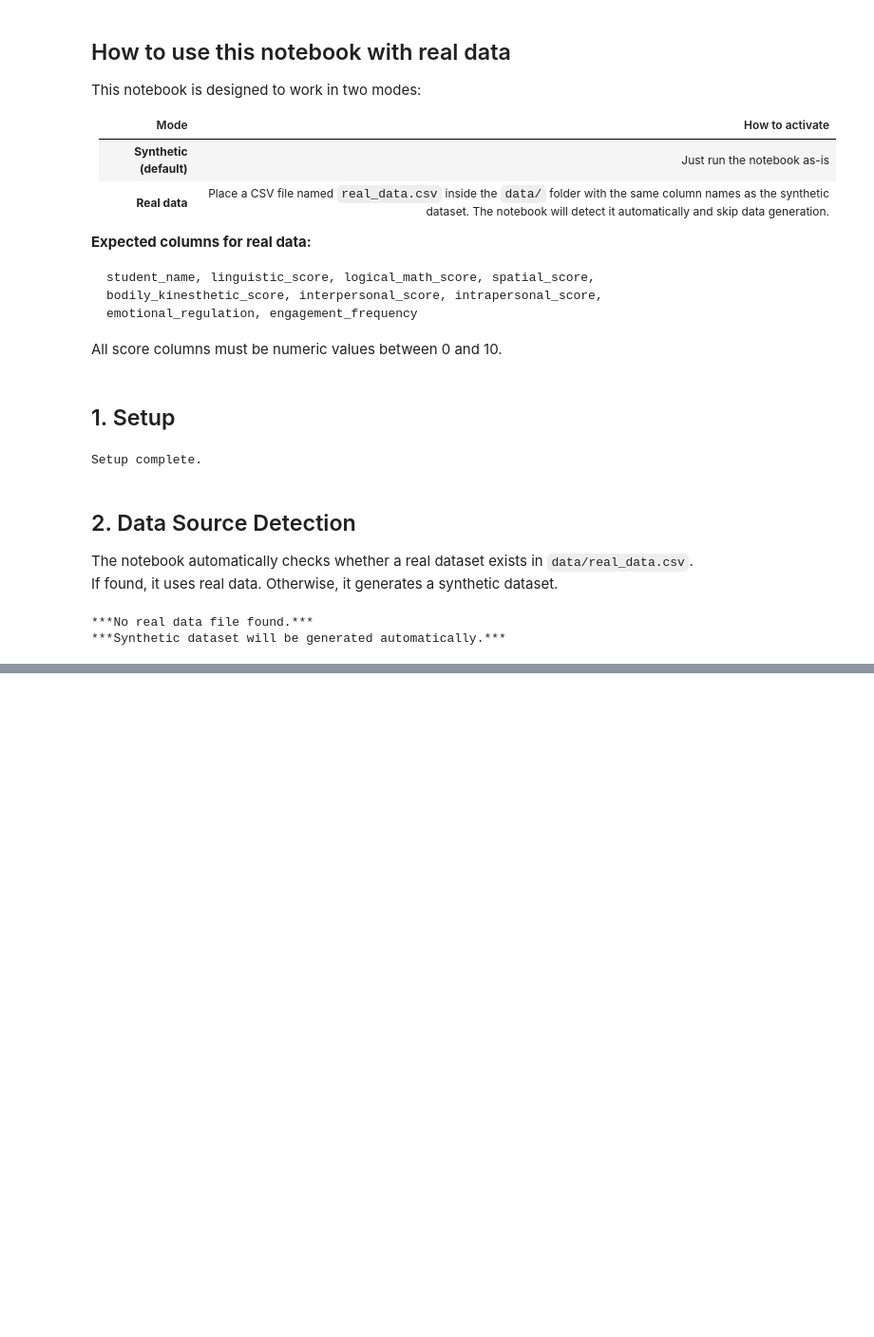
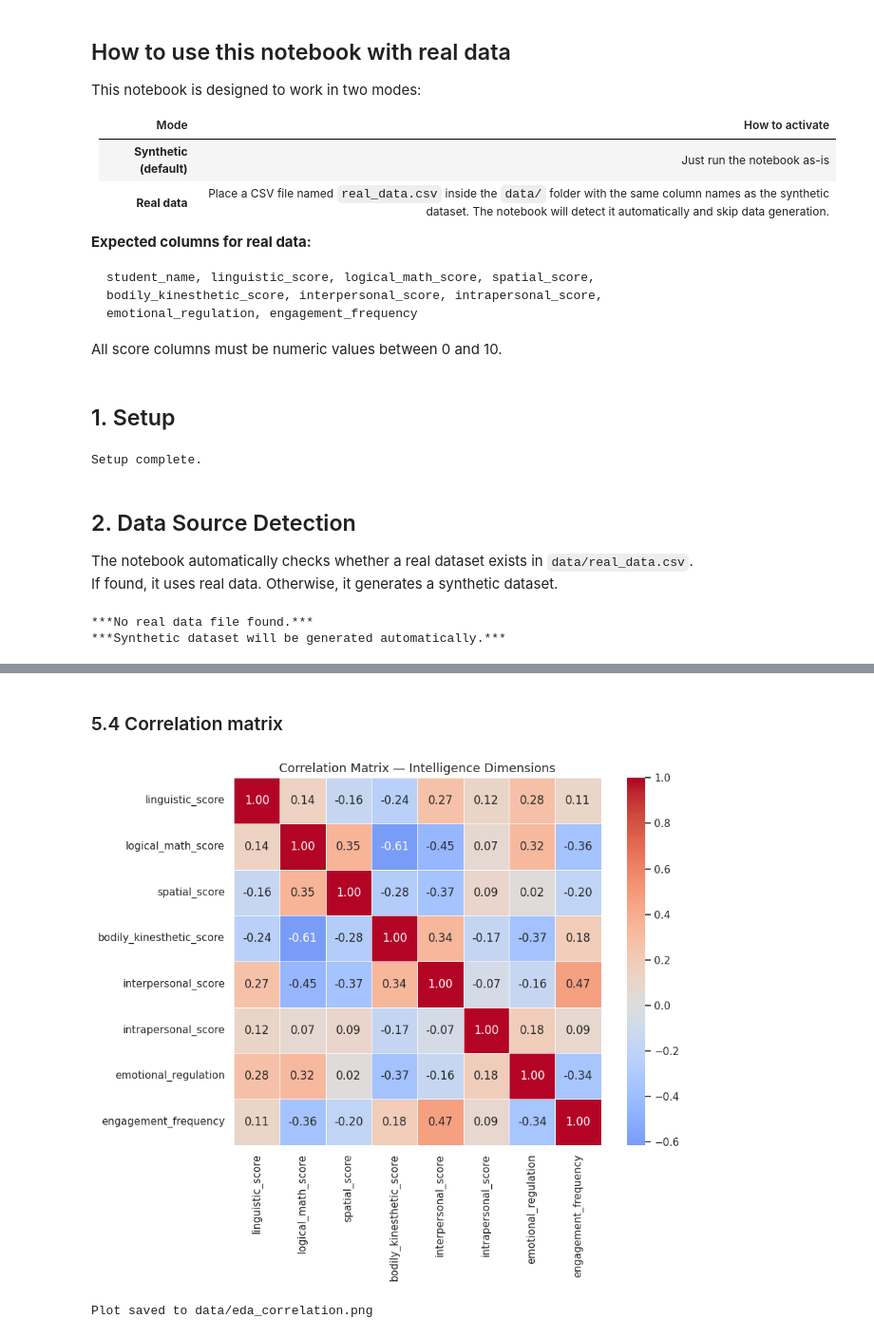
Before and after one commit to viniwenz/learning-profile-analysis, a Jupyter notebook: notebooks/01_exploratory_analysis.ipynb, the cells around one changed output, grey strips where cells are left out. Shown at 95% size. Saved outputs shown, nothing was run; the diff lists cells and outputs as text; code cells hidden in the pictures; blank space fills up the shorter version.

```diff
--- a/notebooks/01_exploratory_analysis.ipynb
+++ b/notebooks/01_exploratory_analysis.ipynb
@@ -156,0 +266,20 @@ NameError: name 'TRUE' is not defined
+# %% [markdown]
+### 5.4 Correlation matrix
+# %%
+corr_matrix = df[score_columns].corr()
+
+plt.figure(figsize=(10, 8))
+sns.heatmap(
+    corr_matrix,
+    annot=True, fmt=".2f",
+    cmap="coolwarm", center=0,
+    square=True, linewidths=0.5
+)
+plt.title("Correlation Matrix — Intelligence Dimensions", fontsize=13)
+plt.tight_layout()
+plt.savefig("../data/eda_correlation.png", dpi=150, bbox_inches='tight')
+plt.show()
+print("Plot saved to data/eda_correlation.png")
+# %% [output]
+[figure, added]
+Plot saved to data/eda_correlation.png
```
Also changed, not shown: parts of 14 cells of this notebook, 4 other files.
